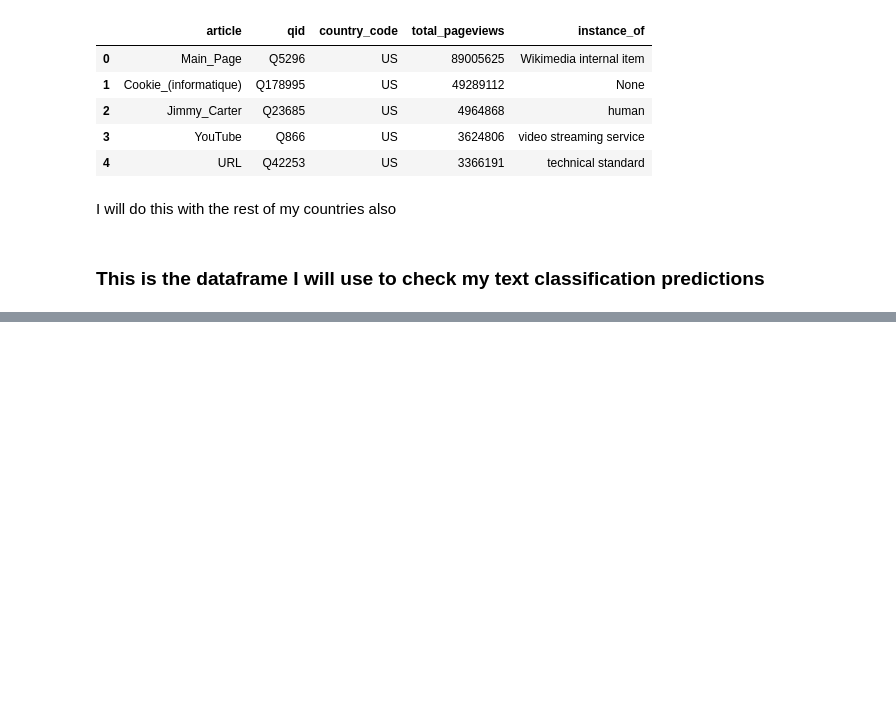
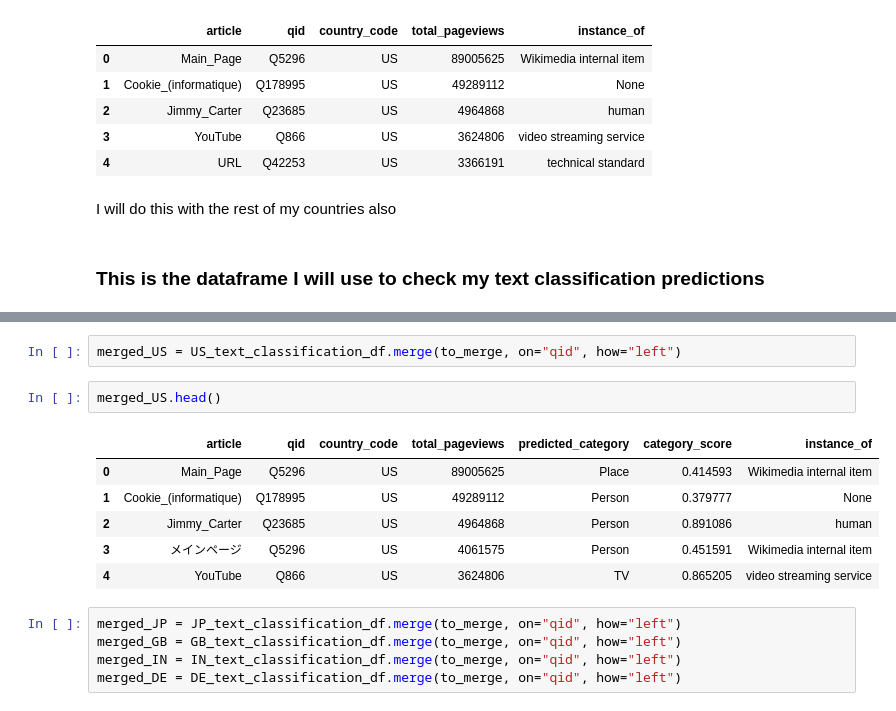
Before and after one commit to Wellesley-CS234/cs-234-final-project-part-2-AnneL895, a Jupyter notebook: final-project-text-classification copy.ipynb, the cells around one changed output, grey strips where cells are left out. Saved outputs shown, nothing was run; the diff lists cells and outputs as text; blank space fills up the shorter version.

```diff
--- a/final-project-text-classification copy.ipynb
+++ b/final-project-text-classification copy.ipynb
@@ -287,0 +480,16 @@ I will do this with the rest of my countries also
+# %%
+merged_US = US_text_classification_df.merge(to_merge, on="qid", how="left")
+# %%
+merged_US.head()
+# %% [output]
+|  | article | qid | country_code | total_pageviews | predicted_category | category_score | instance_of |
+| 0 | Main_Page | Q5296 | US | 89005625 | Place | 0.414593 | Wikimedia internal item |
+| 1 | Cookie_(informatique) | Q178995 | US | 49289112 | Person | 0.379777 | None |
+| 2 | Jimmy_Carter | Q23685 | US | 4964868 | Person | 0.891086 | human |
+| 3 | メインページ | Q5296 | US | 4061575 | Person | 0.451591 | Wikimedia internal item |
+| 4 | YouTube | Q866 | US | 3624806 | TV | 0.865205 | video streaming service |
+# %%
+merged_JP = JP_text_classification_df.merge(to_merge, on="qid", how="left")
+merged_GB = GB_text_classification_df.merge(to_merge, on="qid", how="left")
+merged_IN = IN_text_classification_df.merge(to_merge, on="qid", how="left")
+merged_DE = DE_text_classification_df.merge(to_merge, on="qid", how="left")
```
Also changed, not shown: parts of 56 cells of this notebook, 3 other files.
